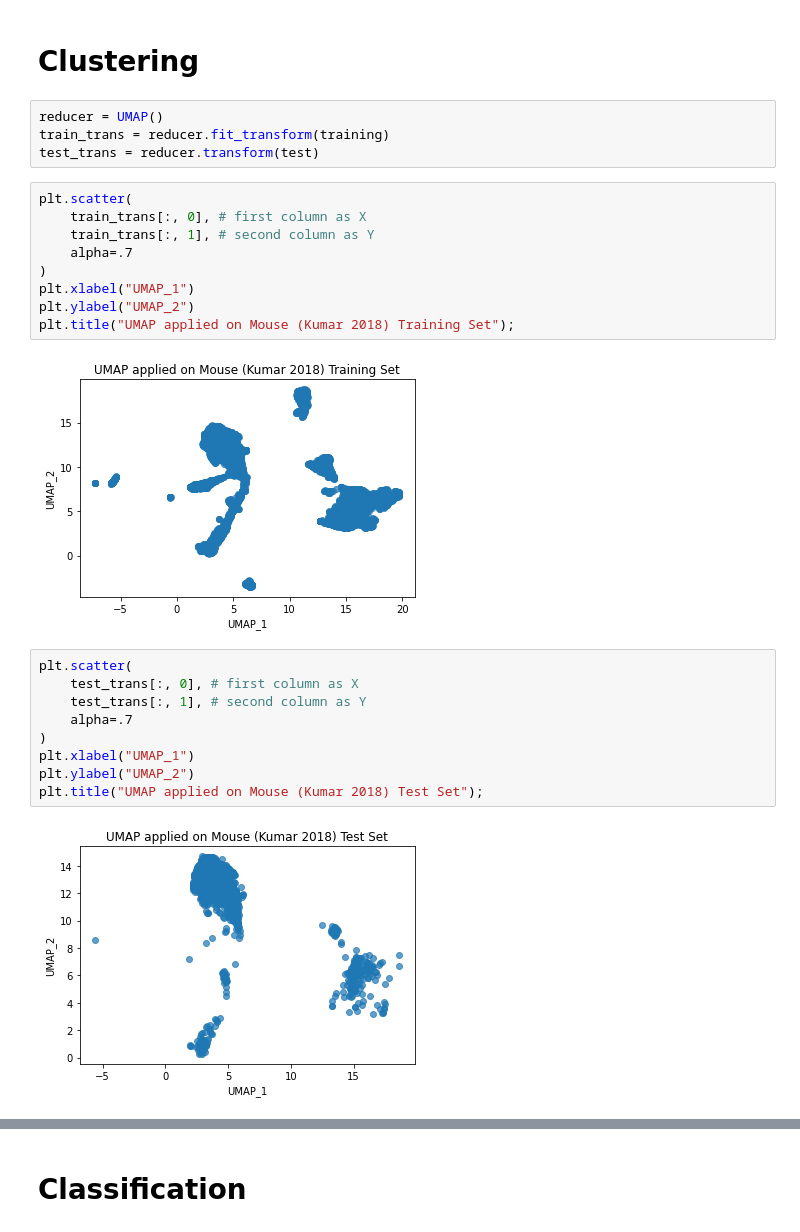
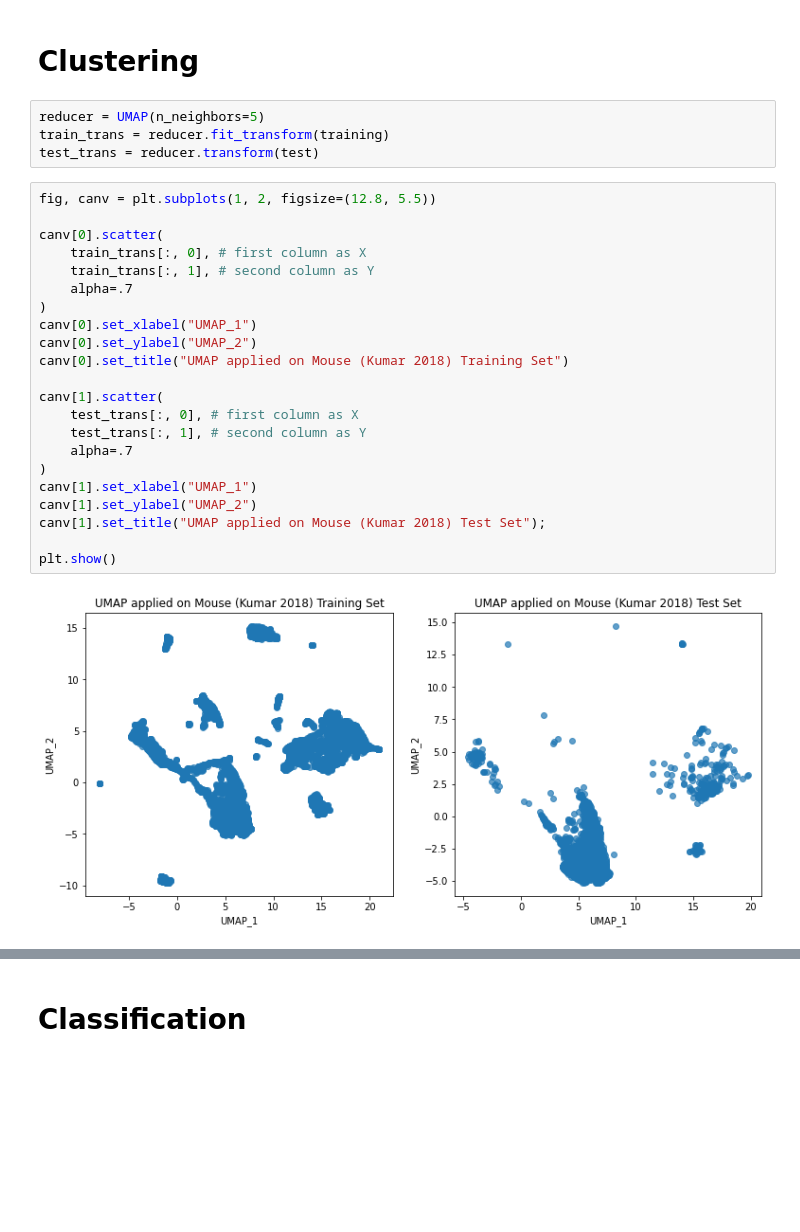
Before and after one commit to WebValley2020ReImagined/final-presentation, a Jupyter notebook: kumar_mouse/Mouse_Francesco.ipynb, the cells around one changed output, grey strips where cells are left out. Cells and saved outputs as stored; diff of their text form; blank space fills up the shorter version.

```diff
--- a/kumar_mouse/Mouse_Francesco.ipynb
+++ b/kumar_mouse/Mouse_Francesco.ipynb
@@ -41,31 +43,33 @@ training, test = data[train_idcs], data[test_idcs]
 # %% [markdown]
 # Clustering
 # %%
-reducer = UMAP()
+reducer = UMAP(n_neighbors=5)
 train_trans = reducer.fit_transform(training)
 test_trans = reducer.transform(test)
-# %%
-plt.scatter(
-    train_trans[:, 0], # first column as X
-    train_trans[:, 1], # second column as Y
-    alpha=.7
-)
-plt.xlabel("UMAP_1")
-plt.ylabel("UMAP_2")
-plt.title("UMAP applied on Mouse (Kumar 2018) Training Set");
-# %% [output]
-[figure, removed]
-# %%
-plt.scatter(
-    test_trans[:, 0], # first column as X
-    test_trans[:, 1], # second column as Y
-    alpha=.7
-)
-plt.xlabel("UMAP_1")
-plt.ylabel("UMAP_2")
-plt.title("UMAP applied on Mouse (Kumar 2018) Test Set");
-# %% [output]
-[figure, removed]
+# %%
+fig, canv = plt.subplots(1, 2, figsize=(12.8, 5.5))
+
+canv[0].scatter(
+    train_trans[:, 0], # first column as X
+    train_trans[:, 1], # second column as Y
+    alpha=.7
+)
+canv[0].set_xlabel("UMAP_1")
+canv[0].set_ylabel("UMAP_2")
+canv[0].set_title("UMAP applied on Mouse (Kumar 2018) Training Set")
+
+canv[1].scatter(
+    test_trans[:, 0], # first column as X
+    test_trans[:, 1], # second column as Y
+    alpha=.7
+)
+canv[1].set_xlabel("UMAP_1")
+canv[1].set_ylabel("UMAP_2")
+canv[1].set_title("UMAP applied on Mouse (Kumar 2018) Test Set");
+
+plt.show()
+# %% [output]
+[figure, added]
 # %%
 clustering = DBSCAN().fit(train_trans)
 plt.scatter(
```
Also changed, not shown: parts of 6 cells of this notebook.
